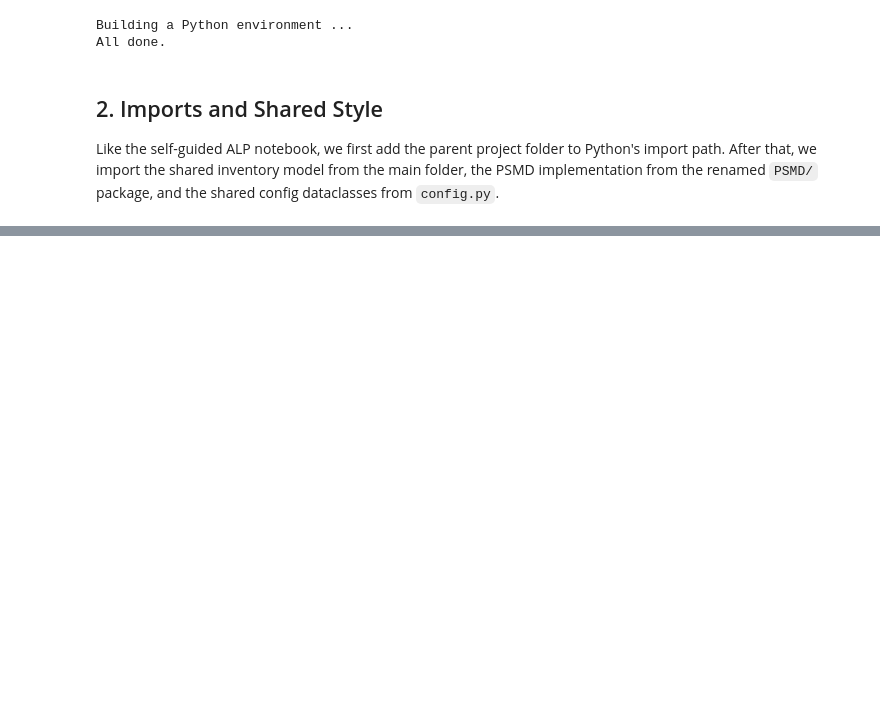
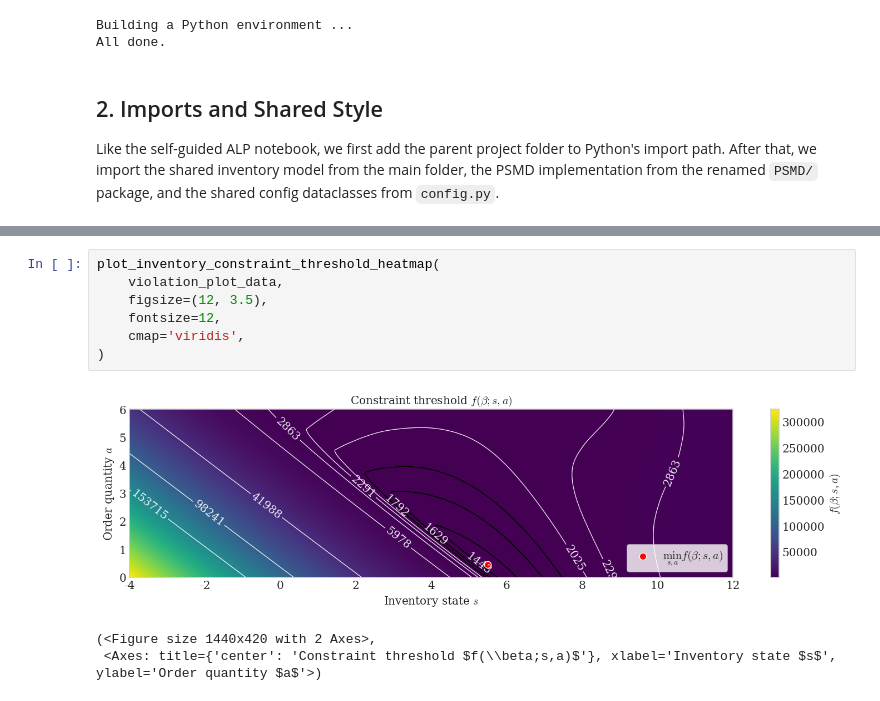
Before and after one commit to Self-Adapting-MDP-Approximations/INFORMS-Tutorials, a Jupyter notebook: continuous-mdp/notebooks/psmd.ipynb, the cells around one changed output, grey strips where cells are left out. Saved outputs shown, nothing was run; the diff lists cells and outputs as text; blank space fills up the shorter version.

```diff
--- a/continuous-mdp/notebooks/psmd.ipynb
+++ b/continuous-mdp/notebooks/psmd.ipynb
@@ -100,0 +194,11 @@ shared_lower_bound_config, shared_policy_config = make_shared_evaluation_configs
+# %%
+plot_inventory_constraint_threshold_heatmap(
+    violation_plot_data,
+    figsize=(12, 3.5),
+    fontsize=12,
+    cmap='viridis',
+)
+# %% [output]
+[figure, added]
+(<Figure size 1440x420 with 2 Axes>,
+ <Axes: title={'center': 'Constraint threshold $f(\\beta;s,a)$'}, xlabel='Inventory state $s$', ylabel='Order quantity $a$'>)
```
Also changed, not shown: parts of 18 cells of this notebook, 6 other files.
